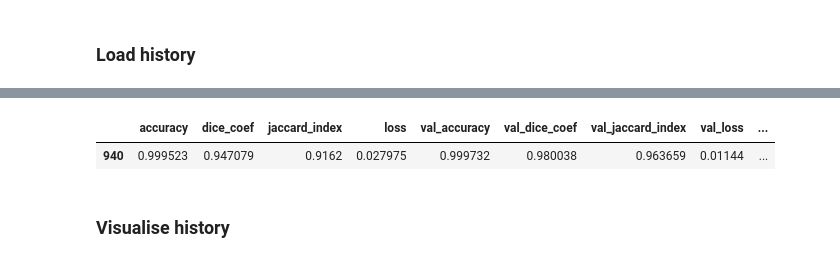
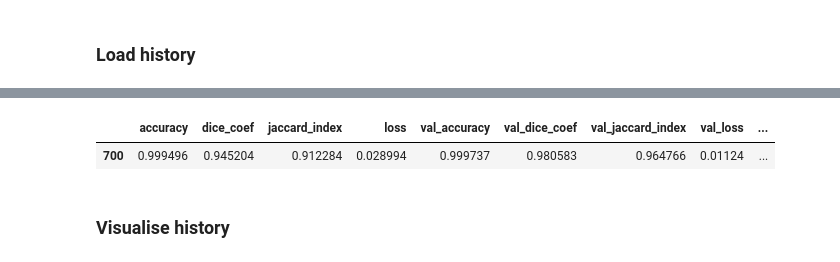
Before and after one commit to we1c0me2s0rapark/UoL-FP, a Jupyter notebook: Result.ipynb, the cells around one changed output, grey strips where cells are left out. Saved outputs shown, nothing was run; the diff lists cells and outputs as text; code cells hidden in the pictures.

```diff
--- a/Result.ipynb
+++ b/Result.ipynb
@@ -71,9 +59,9 @@ history_df.tail(1)
 # %%
 # Select and display the rows where the validation Dice coefficient or Jaccard index reached their maximum values
-history_df.loc[history_df[['val_dice_coef', 'val_jaccard_index']].idxmax().unique()]
+history_df.loc[history_df[['val_dice_coef']].idxmax().unique()]
 # %% [output]
 |  | accuracy | dice_coef | jaccard_index | loss | val_accuracy | val_dice_coef | val_jaccard_index | val_loss | ... |
-| 940 | 0.999523 | 0.947079 | 0.9162 | 0.027975 | 0.999732 | 0.980038 | 0.963659 | 0.01144 | ... |
+| 700 | 0.999496 | 0.945204 | 0.912284 | 0.028994 | 0.999737 | 0.980583 | 0.964766 | 0.01124 | ... |
 # %% [markdown]
 ### Visualise history
 # %%
```
Also changed, not shown: parts of 10 cells of this notebook, 1 other file.
